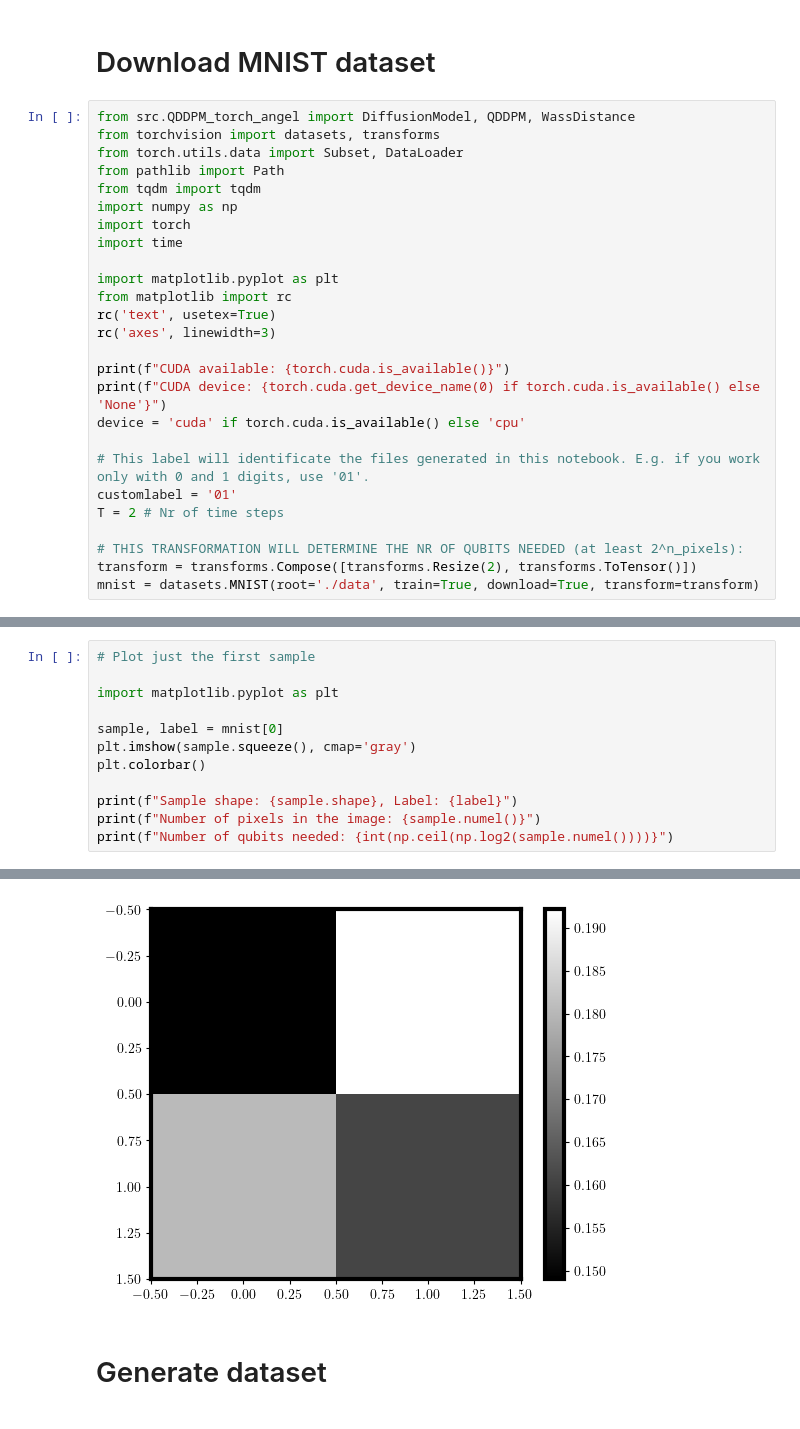
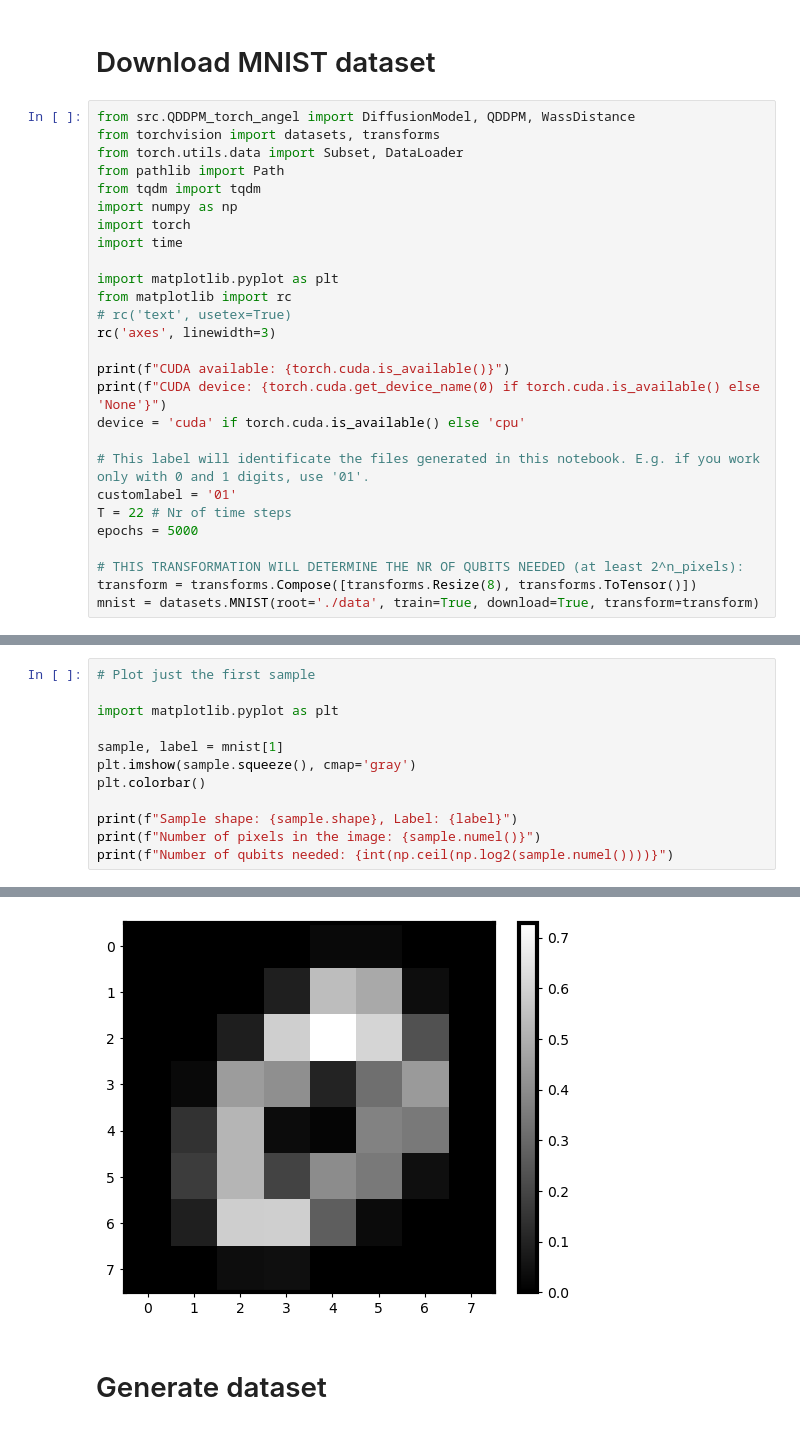
Before and after one commit to alapena/QuantGenMdl, a Jupyter notebook: amplitude_encoding.ipynb, the cells around one changed output, grey strips where cells are left out. Saved outputs shown, nothing was run; the diff lists cells and outputs as text.

```diff
--- a/amplitude_encoding.ipynb
+++ b/amplitude_encoding.ipynb
@@ -12,7 +12,7 @@ import time
 
 import matplotlib.pyplot as plt
 from matplotlib import rc
-rc('text', usetex=True)
+# rc('text', usetex=True)
 rc('axes', linewidth=3)
 
 print(f"CUDA available: {torch.cuda.is_available()}")
@@ -21,9 +21,10 @@ device = 'cuda' if torch.cuda.is_available() else 'cpu'
 
 # This label will identificate the files generated in this notebook. E.g. if you work only with 0 and 1 digits, use '01'.
 customlabel = '01'
-T = 2 # Nr of time steps
+T = 22 # Nr of time steps
+epochs = 5000
 
 # THIS TRANSFORMATION WILL DETERMINE THE NR OF QUBITS NEEDED (at least 2^n_pixels):
-transform = transforms.Compose([transforms.Resize(2), transforms.ToTensor()])
+transform = transforms.Compose([transforms.Resize(8), transforms.ToTensor()])
 mnist = datasets.MNIST(root='./data', train=True, download=True, transform=transform)
 # %% [output]
@@ -36,7 +40,7 @@ CUDA device: None
 
 import matplotlib.pyplot as plt
 
-sample, label = mnist[0]
+sample, label = mnist[1]
 plt.imshow(sample.squeeze(), cmap='gray')
 plt.colorbar()
 
@@ -50,4 +54,4 @@ Number of qubits needed: 2
-[figure, old version]
+[figure, new version]
 # %% [markdown]
 # Generate dataset
 # %%
```
Also changed, not shown: parts of 15 cells of this notebook, 1 other file.
